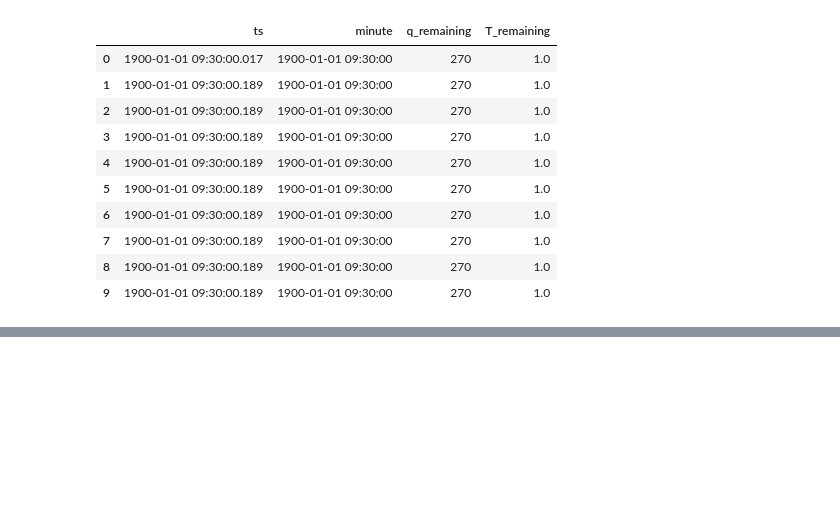
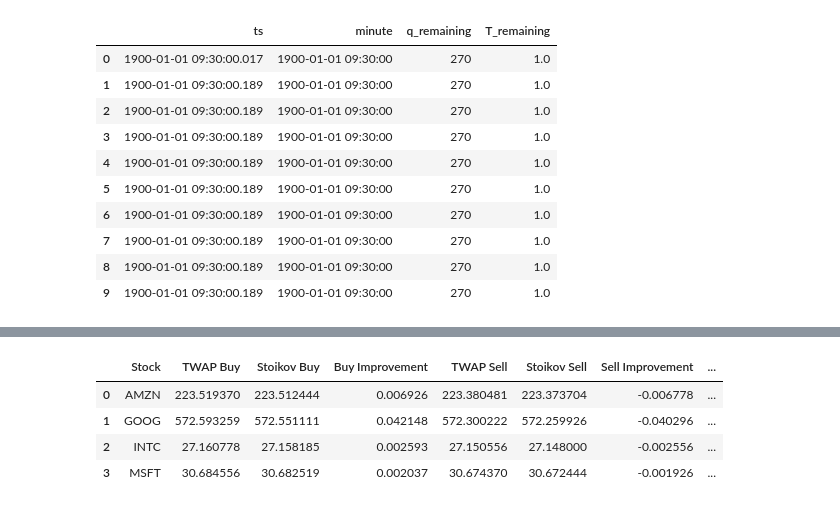
Before and after one commit to FishInAZ/ORIE-5259-Algo-Trading, a Jupyter notebook: Strategy_4/Stoikov_Model.ipynb, the cells around one changed output, grey strips where cells are left out. Cells and saved outputs as stored; diff of their text form; code cells hidden in the pictures; blank space fills up the shorter version.

```diff
--- a/Strategy_4/Stoikov_Model.ipynb
+++ b/Strategy_4/Stoikov_Model.ipynb
@@ -315,0 +319,85 @@ comparison_table.round(6)
+# %%
+# Pick best gamma separately for each stock and side
+best_gammas = {
+    "AMZN": {
+        "buy":  amzn_buy_search.iloc[0]["gamma"],
+        "sell": amzn_sell_search.iloc[0]["gamma"]
+    },
+    "GOOG": {
+        "buy":  goog_buy_search.iloc[0]["gamma"],
+        "sell": goog_sell_search.iloc[0]["gamma"]
+    },
+    "INTC": {
+        "buy":  intc_buy_search.iloc[0]["gamma"],
+        "sell": intc_sell_search.iloc[0]["gamma"]
+    },
+    "MSFT": {
+        "buy":  msft_buy_search.iloc[0]["gamma"],
+        "sell": msft_sell_search.iloc[0]["gamma"]
+    }
+}
+
+# Backtest results comparison
+def compare_execution_prices(stock_name,
+                             stoikov_buy, twap_buy,
+                             stoikov_sell, twap_sell):
+
+    buy_stoikov = stoikov_buy["exec_price"].mean()
+    buy_twap = twap_buy["exec_price"].mean()
+
+    sell_stoikov = stoikov_sell["exec_price"].mean()
+    sell_twap = twap_sell["exec_price"].mean()
+
+    return {
+        "Stock": stock_name,
+        "TWAP Buy": buy_twap,
+        "Stoikov Buy": buy_stoikov,
+        "Buy Improvement": buy_twap - buy_stoikov,
+        "TWAP Sell": sell_twap,
+        "Stoikov Sell": sell_stoikov,
+        "Sell Improvement": sell_stoikov - sell_twap,
+        "Best Buy Gamma": best_gammas[stock_name]["buy"],
+        "Best Sell Gamma": best_gammas[stock_name]["sell"],
+        "Buy Trigger Rate": (stoikov_buy["reason"] == "trigger").mean(),
+        "Sell Trigger Rate": (stoikov_sell["reason"] == "trigger").mean()
+    }
+
+amzn_twap_buy = run_twap_execution(amzn, "buy")
+amzn_twap_sell = run_twap_execution(amzn, "sell")
+goog_twap_buy = run_twap_execution(goog, "buy")
+goog_twap_sell = run_twap_execution(goog, "sell")
+intc_twap_buy = run_twap_execution(intc, "buy")
+intc_twap_sell = run_twap_execution(intc, "sell")
+msft_twap_buy = run_twap_execution(msft, "buy")
+msft_twap_sell = run_twap_execution(msft, "sell")
+
+comparison_table = pd.DataFrame([
+    compare_execution_prices(
+        "AMZN",
+        amzn_buy_exec, amzn_twap_buy,
+        amzn_sell_exec, amzn_twap_sell
+    ),
+    compare_execution_prices(
+        "GOOG",
+        goog_buy_exec, goog_twap_buy,
+        goog_sell_exec, goog_twap_sell
+    ),
+    compare_execution_prices(
+        "INTC",
+        intc_buy_exec, intc_twap_buy,
+        intc_sell_exec, intc_twap_sell
+    ),
+    compare_execution_prices(
+        "MSFT",
+        msft_buy_exec, msft_twap_buy,
+        msft_sell_exec, msft_twap_sell
+    )
+])
+
+comparison_table
+# %% [output]
+|  | Stock | TWAP Buy | Stoikov Buy | Buy Improvement | TWAP Sell | Stoikov Sell | Sell Improvement | ... |
+| 0 | AMZN | 223.519370 | 223.512444 | 0.006926 | 223.380481 | 223.373704 | -0.006778 | ... |
+| 1 | GOOG | 572.593259 | 572.551111 | 0.042148 | 572.300222 | 572.259926 | -0.040296 | ... |
+| 2 | INTC | 27.160778 | 27.158185 | 0.002593 | 27.150556 | 27.148000 | -0.002556 | ... |
+| 3 | MSFT | 30.684556 | 30.682519 | 0.002037 | 30.674370 | 30.672444 | -0.001926 | ... |
```
Also changed, not shown: parts of 13 cells of this notebook, 5 other files.
